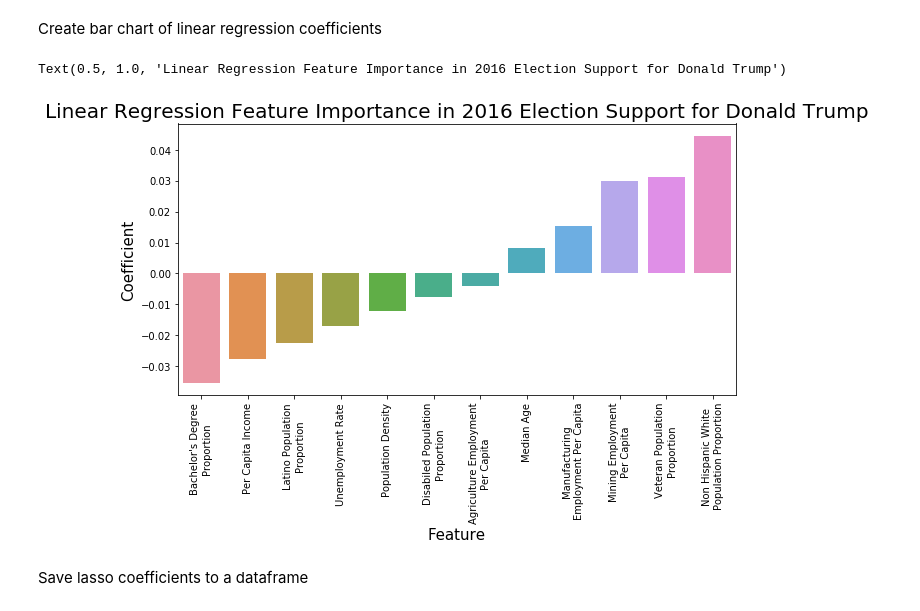
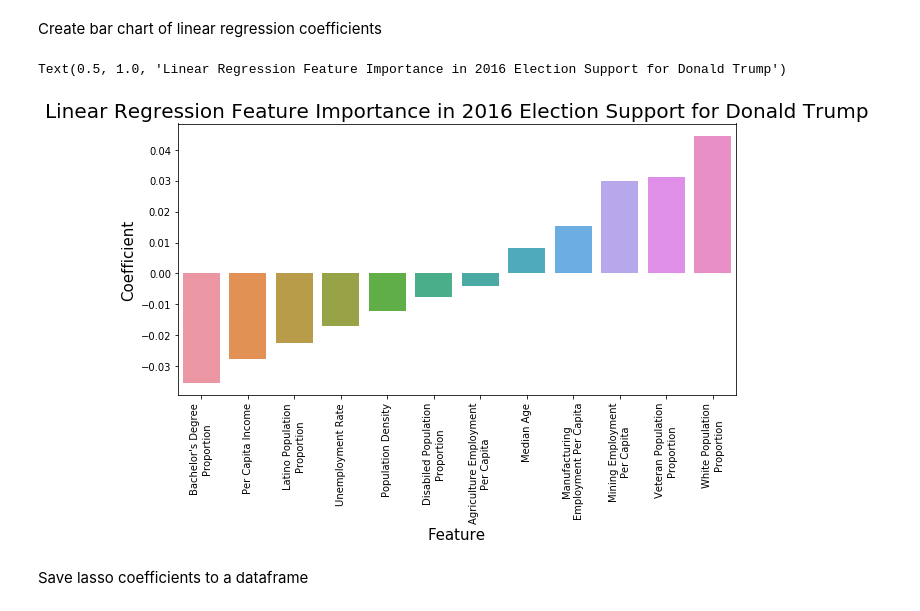
Before and after one commit to blantj/2016_election_modeling_v2, a Jupyter notebook: Modeling.ipynb, the cells around one changed output. Drawn from its saved outputs; the diff is of its cells as text; code cells hidden in the pictures.

Commit message:
Update modeling comments and image folder

```diff
--- a/Modeling.ipynb
+++ b/Modeling.ipynb
@@ -536,17 +540,17 @@ Create bar chart of linear regression coefficients
 # %%
 fig,ax = plt.subplots(figsize=(10,5))
 sns.barplot(x='Feature',y='Coefficient',data=lr_coef, estimator=np.median, ax=ax)
 ax.set_xticklabels(["Bachelor's Degree\nProportion", 'Per Capita Income',  'Latino Population\nProportion', 'Unemployment Rate',
                    'Population Density', 'Disabiled Population\nProportion', 'Agriculture Employment\nPer Capita',
                    'Median Age', 'Manufacturing\nEmployment Per Capita', 'Mining Employment\nPer Capita',
-                    'Veteran Population\nProportion', 'Non Hispanic White\nPopulation Proportion'],
+                    'Veteran Population\nProportion', 'White Population\nProportion'],
                    rotation=90, fontsize = 10)
 ax.set_xlabel('Feature', fontsize = 15)
 ax.set_ylabel('Coefficient', fontsize = 15)
 ax.set_title('Linear Regression Feature Importance in 2016 Election Support for Donald Trump', fontsize=20)
 # %% [output]
 Text(0.5, 1.0, 'Linear Regression Feature Importance in 2016 Election Support for Donald Trump')
-[figure, old version]
+[figure, new version]
 # %% [markdown]
 Save lasso coefficients to a dataframe
 # %%
```
Also changed, not shown: parts of 21 cells of this notebook, 2 other files.
